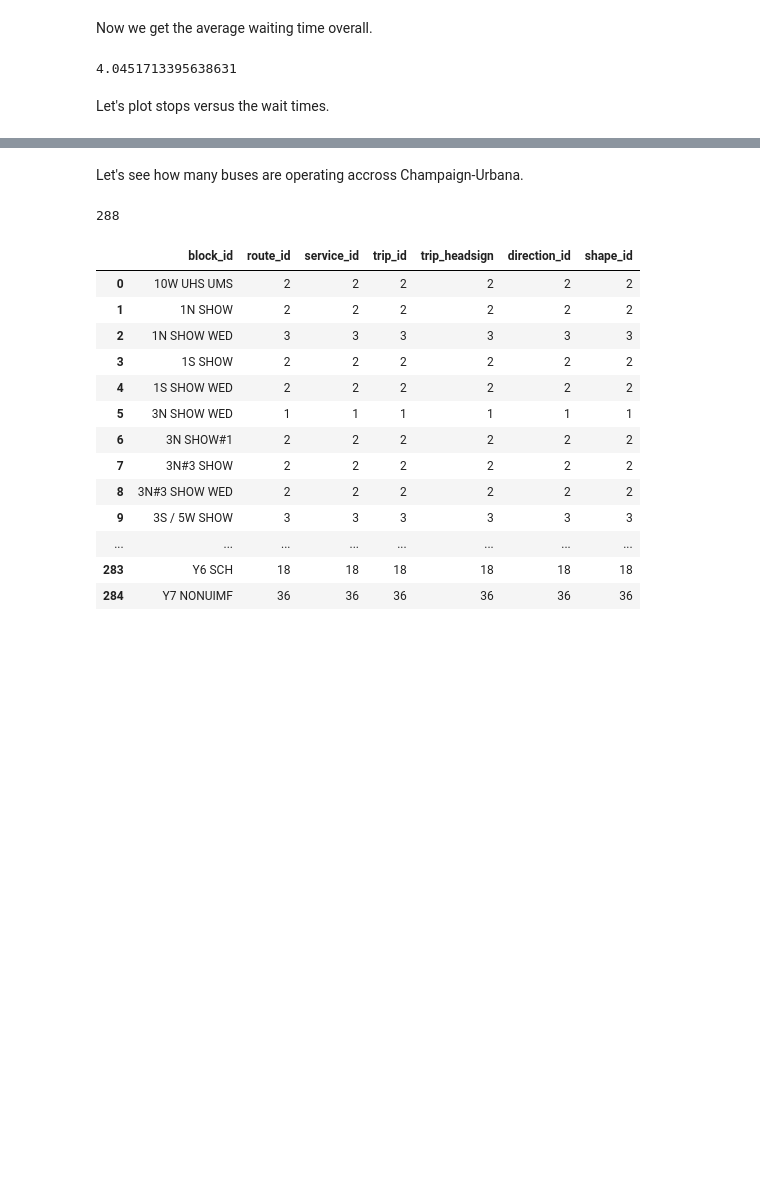
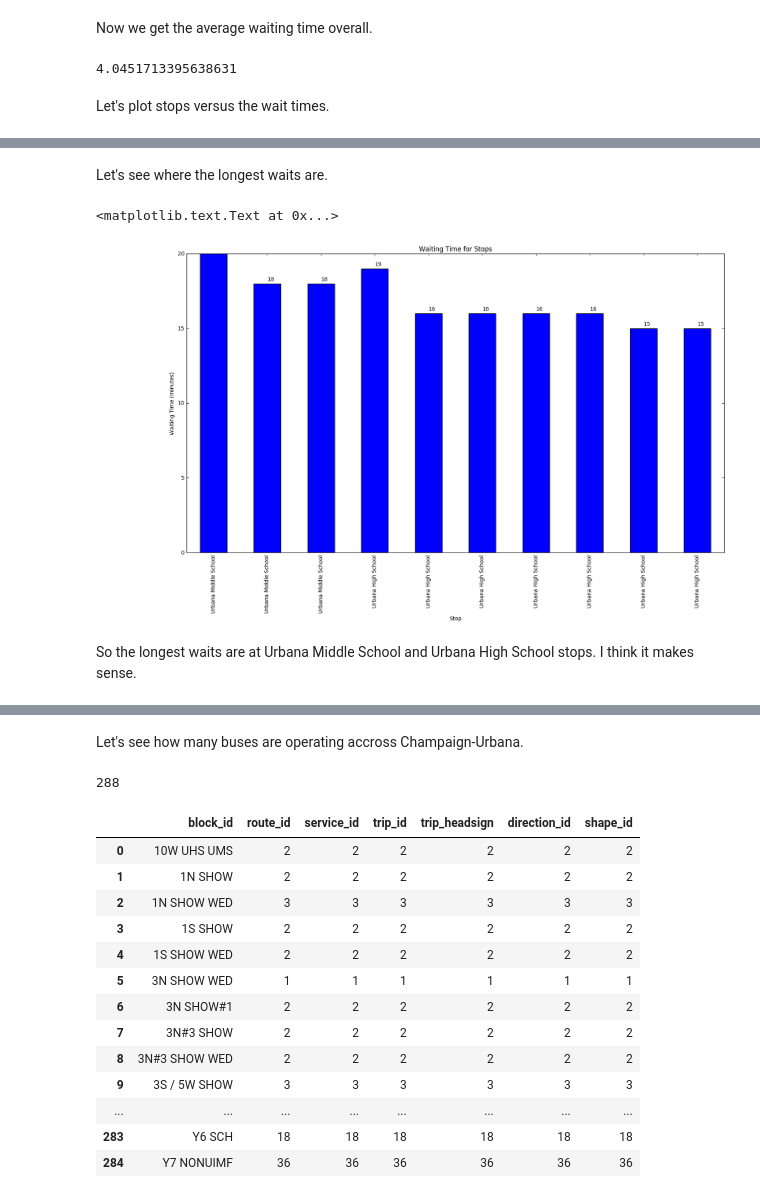
Before and after one commit to ariansacct/project-spring2017, a Jupyter notebook: part1/component1.ipynb, the cells around one changed output, grey strips where cells are left out. Cells and saved outputs as stored; diff of their text form; code cells hidden in the pictures; blank space fills up the shorter version.

```diff
--- a/part1/component1.ipynb
+++ b/part1/component1.ipynb
@@ -156,3 +158,32 @@ ax.set_ylabel("Waiting Time (minutes)")
+# %% [markdown]
+Let's see where the longest waits are.
+# %%
+%matplotlib inline
+fig = plt.figure(figsize = (18, 10))
+
+df333 = df333.drop_duplicates(subset = "stop_id")
+
+
+df333 = df.sort_values(by='waiting_time_in_mins', ascending=False)
+df333 = df333.head(10)
+
+df333 = pd.merge(df333, stops, on="stop_id")
+
+#ax = df333.plot(x = "stop_id", y = "waiting_time_in_mins", style = 'o', title = "Waiting Time for Stops", ax = plt.gca(), legend = False)
+ax = df333.plot(x = "stop_name", y = "waiting_time_in_mins", kind="bar", style = 'o', title = "Waiting Time for Stops", ax = plt.gca(), legend = False)
+
+
+for i, label in enumerate(list(df333.index)):
+    wait = df333.ix[label]['waiting_time_in_mins']
+    ax.annotate(str(wait), (i, wait + 0.2))
+
+ax.set_xlabel("Stop")
+ax.set_ylabel("Waiting Time (minutes)")
+# %% [output]
+<matplotlib.text.Text at 0x...>
+[figure, added]
+# %% [markdown]
+So the longest waits are at Urbana Middle School and Urbana High School stops. I think it makes sense.
 # %%
 stops = pd.read_csv("stops.txt")
 stops.head()
```
Also changed, not shown: parts of 4 cells of this notebook.
